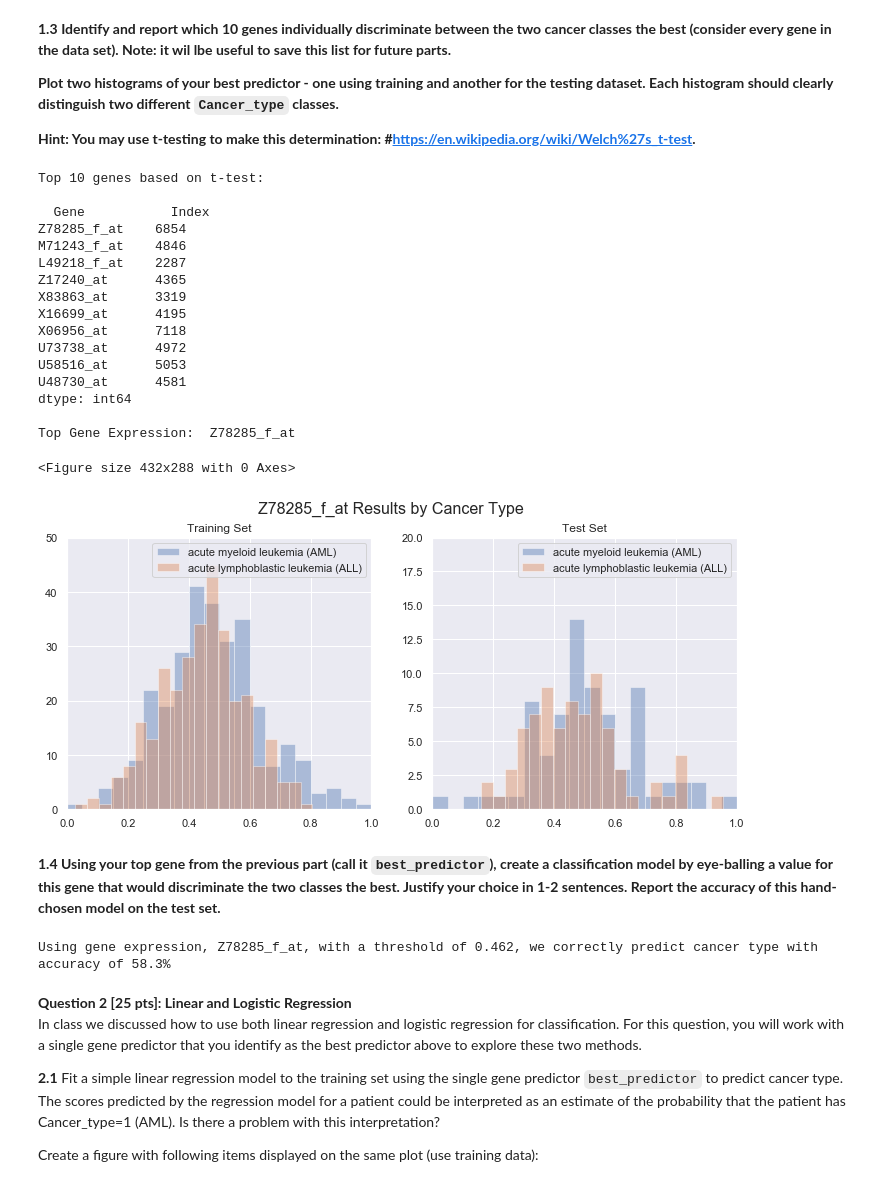
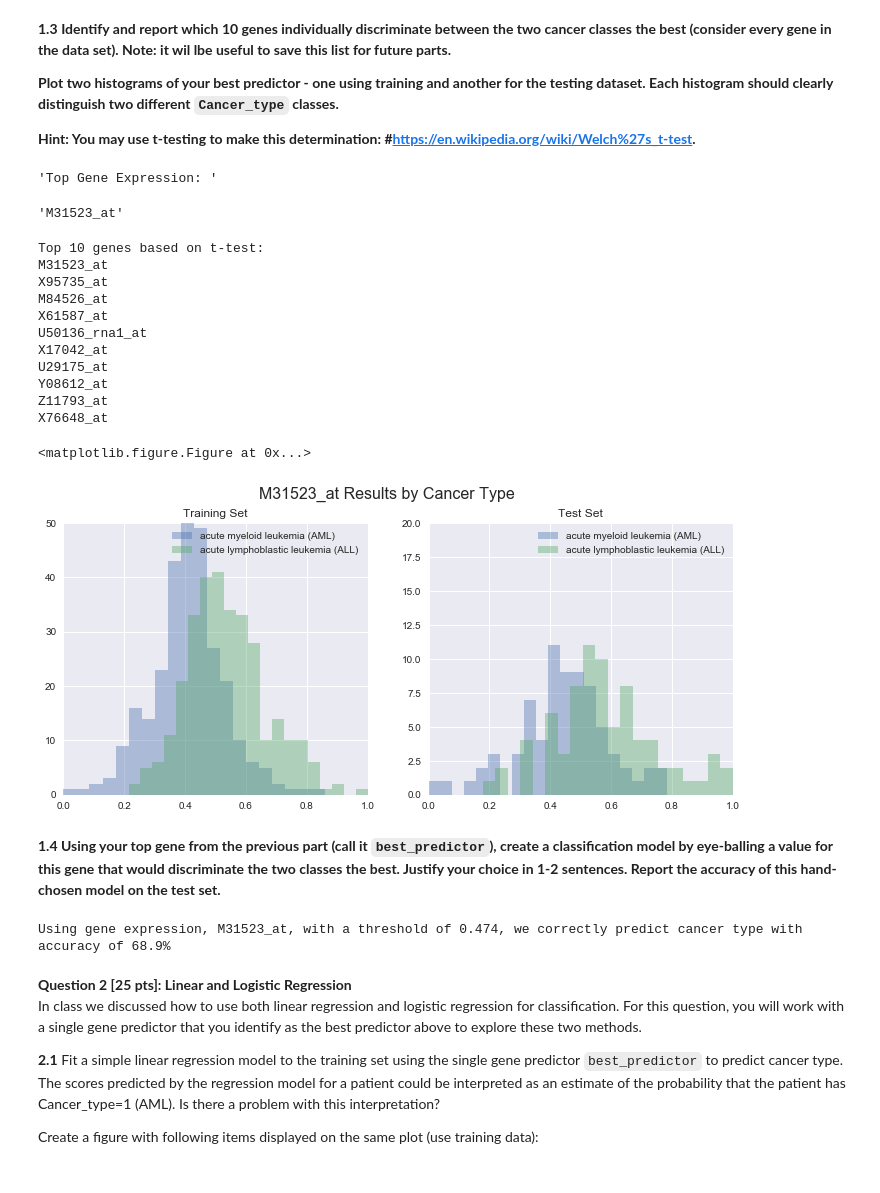
Before and after one commit to kdumontnu/2019-CS109A, a Jupyter notebook: homework/hw4/cs109a_HW4_submit.ipynb, the cells around one changed output. Saved outputs shown, nothing was run; the diff lists cells and outputs as text; code cells hidden in the pictures.

```diff
--- a/homework/hw4/cs109a_HW4_submit.ipynb
+++ b/homework/hw4/cs109a_HW4_submit.ipynb
@@ -142,64 +142,63 @@ More predictors than observations can lead to overfitting of the model.
 
 **Hint: You may use t-testing to make this determination: #https://en.wikipedia.org/wiki/Welch%27s_t-test.**
 # %%
+# Split into datasets that contain only AML and only ALL values
 X_train_AML = X_train_n.loc[y_train == 1.0]
 X_train_ALL = X_train_n.loc[y_train == 0.0]
 
 assert (X_train_AML.size + X_train_ALL.size == X_train_n.size)
 
 # Run t-test, sort array, reverse array, and grab top 10 classifiers
 relevant_genes = np.argsort(np.abs(X_train_AML.mean() - X_train_ALL.mean()) / \
     np.sqrt(X_train_AML.var()/X_train_AML.shape[0] + X_train_ALL.var()/X_train_ALL.shape[0]))[::-1][0:10]
 
-print("Top 10 genes based on t-test:\n")
-print("  Gene \t\t Index")
-print(relevant_genes)
+best_predictor = X_train_n.columns[relevant_genes.iloc[0]]
 
-print("\nTop Gene Expression: ", relevant_genes.index[0])
+display('Top Gene Expression: ', best_predictor)
+
+print("Top 10 genes based on t-test:")
+print('\n'.join([X_train_n.columns[col] for col in relevant_genes]))
 
 plt.clf()
 fig, axes = plt.subplots(nrows=1, ncols=2, figsize=(12, 5))
-fig.suptitle(relevant_genes.index[0] + ' Results by Cancer Type', fontsize=16)
+fig.suptitle(best_predictor + ' Results by Cancer Type', fontsize=16)
 
-axes[0].hist(X_train_AML[relevant_genes.index[0]], bins=20, alpha=0.4, label='acute myeloid leukemia (AML)')
-axes[0].hist(X_train_ALL[relevant_genes.index[0]], bins=20, alpha=0.4, label='acute lymphoblastic leukemia (ALL)')
+axes[0].hist(X_train_AML[best_predictor], bins=20, alpha=0.4, label='acute myeloid leukemia (AML)')
+axes[0].hist(X_train_ALL[best_predictor], bins=20, alpha=0.4, label='acute lymphoblastic leukemia (ALL)')
 axes[0].grid(True)
 axes[0].legend()
 axes[0].set_xlim((0,1))
 axes[0].set_ylim((0,50))
 axes[0].set_title('Training Set')
 
 X_test_AML = X_test_n.loc[y_test == 1.0]
 X_test_ALL = X_test_n.loc[y_test == 0.0]
 
-axes[1].hist(X_test_AML[relevant_genes.index[0]], bins=20, alpha=0.4, label='acute myeloid leukemia (AML)')
-axes[1].hist(X_test_ALL[relevant_genes.index[0]], bins=20, alpha=0.4, label='acute lymphoblastic leukemia (ALL)')
+axes[1].hist(X_test_AML[best_predictor], bins=20, alpha=0.4, label='acute myeloid leukemia (AML)')
+axes[1].hist(X_test_ALL[best_predictor], bins=20, alpha=0.4, label='acute lymphoblastic leukemia (ALL)')
 axes[1].grid(True)
 axes[1].legend()
 axes[1].set_xlim((0,1))
 axes[1].set_ylim((0,20))
 axes[1].set_title('Test Set')
 
 plt.show()
 # %% [output]
-Top 10 genes based on t-test:
-
-  Gene           Index
-Z78285_f_at    6854
-M71243_f_at    4846
-L49218_f_at    2287
-Z17240_at      4365
-X83863_at      3319
-X16699_at      4195
-X06956_at      7118
-U73738_at      4972
-U58516_at      5053
-U48730_at      4581
-dtype: int64
-
-Top Gene Expression:  Z78285_f_at
+'Top Gene Expression: '
-<Figure size 432x288 with 0 Axes>
+'M31523_at'
+Top 10 genes based on t-test:
+M31523_at
+X95735_at
+M84526_at
+X61587_at
+U50136_rna1_at
+X17042_at
+U29175_at
+Y08612_at
+Z11793_at
+X76648_at
+<matplotlib.figure.Figure at 0x...>
-[figure, old version]
+[figure, new version]
 # %%
 #your code here
 # %%
@@ -207,20 +206,20 @@ Top Gene Expression:  Z78285_f_at
 # %% [markdown]
 **1.4 Using your top gene from the previous part (call it  `best_predictor`), create a classification model by eye-balling a value for this gene that would discriminate the two classes the best. Justify your choice in 1-2 sentences. Report the accuracy of this hand-chosen model on the test set.**
 # %%
-best_predictor = relevant_genes.index[0]
+best_predictor = X_train_n.columns[relevant_genes.iloc[0]]
 
 # Take the average between the two means to set as our threshold
 threshold = np.mean([X_train_AML[best_predictor].mean(), X_train_ALL[best_predictor].mean()])
 
-cancer_type_predict = X_train_n[best_predictor] > threshold
+cancer_type_predict = X_train_n[best_predictor] < threshold
 accuracy_train = (cancer_type_predict == y_train).mean()
 
-accuracy_test = ((X_test_n[best_predictor] > threshold) == y_test).mean()
+accuracy_test = ((X_test_n[best_predictor] < threshold) == y_test).mean()
 
 print("Using gene expression, {}, with a threshold of {:.3}, we correctly predict cancer type with accuracy of {:2.3}%"
       .format(best_predictor, threshold, accuracy_test*100))
 # %% [output]
-Using gene expression, Z78285_f_at, with a threshold of 0.462, we correctly predict cancer type with accuracy of 58.3%
+Using gene expression, M31523_at, with a threshold of 0.474, we correctly predict cancer type with accuracy of 68.9%
 # %% [markdown]
 <div class='exercise'><b> Question 2 [25 pts]: Linear and Logistic Regression  </b></div>
 
```
Also changed, not shown: parts of 19 cells of this notebook.
